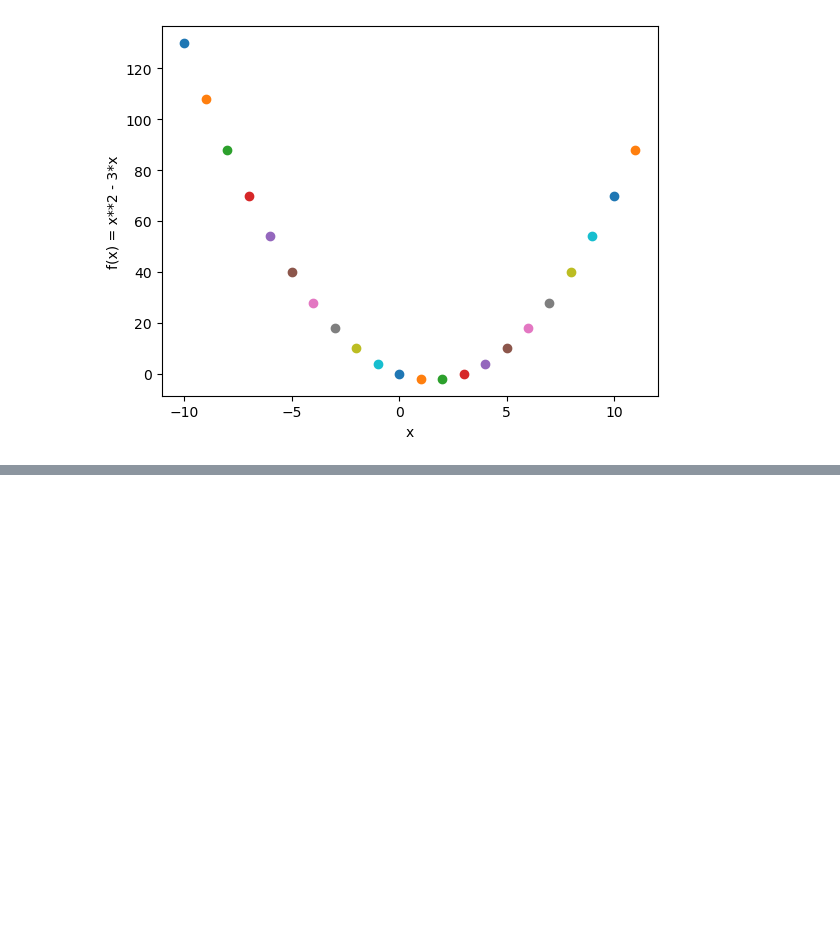
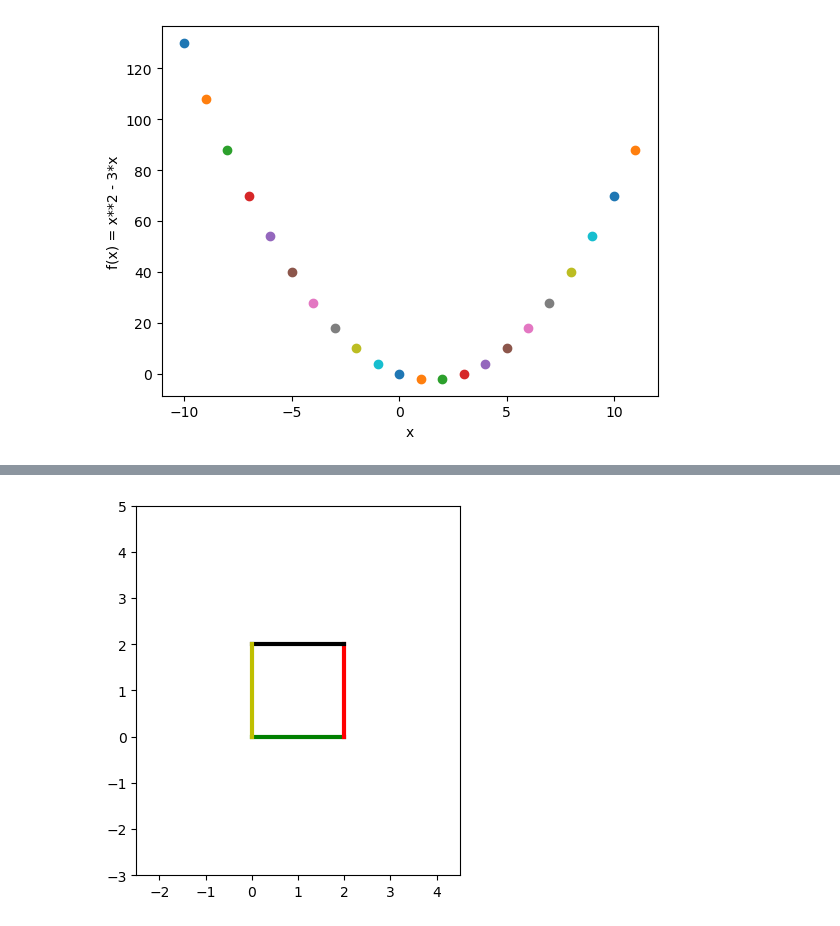
Before and after one commit to Kantulaev/ML_projects, a Jupyter notebook: lesson_4_Visualisation.ipynb, the cells around one changed output, grey strips where cells are left out. Cells and saved outputs as stored; diff of their text form; code cells hidden in the pictures; blank space fills up the shorter version.

```diff
--- a/lesson_4_Visualisation.ipynb
+++ b/lesson_4_Visualisation.ipynb
@@ -22,0 +35,11 @@ plt.show()
+# %%
+plt.plot([0, 2], [0, 0],linewidth=3,color='g')
+plt.plot([2, 2], [0, 2],linewidth=3,color='r')
+plt.plot([2, 0], [2, 2],linewidth=3,color='k')
+plt.plot([0, 0], [2, 0],linewidth=3,color='y')
+plt.axis('square')
+plt.axis([-2.5,4.5,-3,5])
+
+plt.show()
+# %% [output]
+[figure, added]
```
Also changed, not shown: parts of 3 cells of this notebook.
